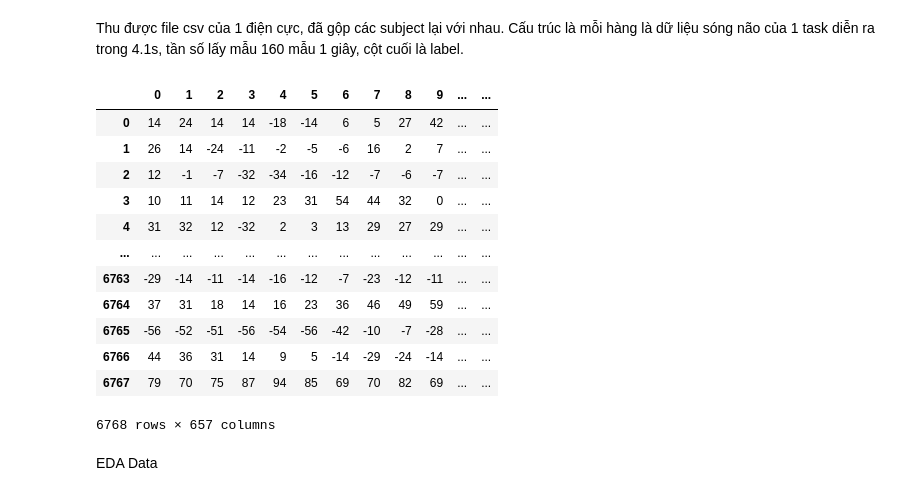
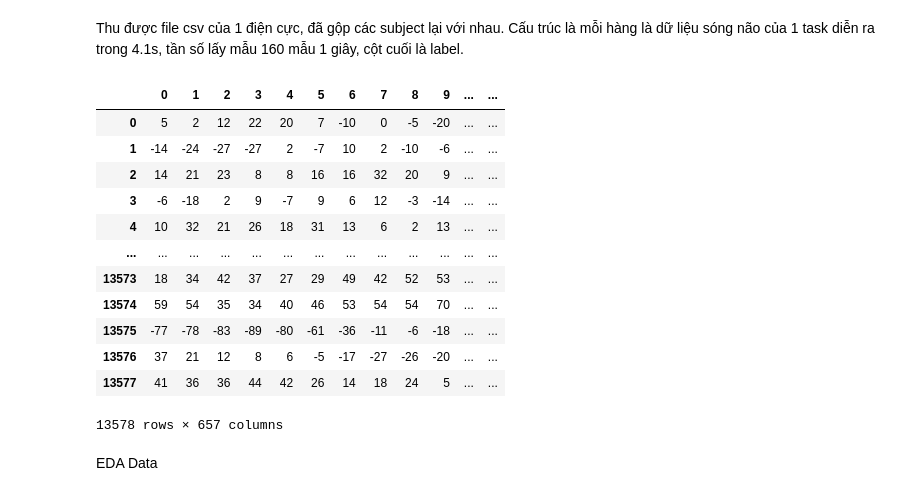
Before and after one commit to Tuda1921/EEG_Motor_Imagery_Single_Channel, a Jupyter notebook: Data_PhysioNet.ipynb, the cells around one changed output. Drawn from its saved outputs; the diff is of its cells as text; code cells hidden in the pictures.

```diff
--- a/Data_PhysioNet.ipynb
+++ b/Data_PhysioNet.ipynb
@@ -21,7 +26,7 @@ data_directory = 'PhysioNet_Dataset'
 
 # Danh sách chủ đề và số chạy
 subjects = [f"S{i:03d}" for i in range(1, 110) if i not in [87, 88, 92, 99, 100]] # 87 88 92 99 100 bi loi
-runs = [f"R{r:02d}" for r in [4,8,12]]  # Task open eyes và closed eyes
+runs = [f"R{r:02d}" for r in [3,7,11,4,8,12]]  # Task open eyes và closed eyes
 print(subjects, runs)
 raw_fnames = []
 
@@ -153,10 +158,9 @@ t3 = []
 electrode = 'C3..'
 for i in range(len(events)-1):
     if len(df1[electrode][events[i][0]:events[i+1][0]].values) == 656:
+        print(events[i][2])
         if events[i][2] == 1:
             t1.append(df1[electrode][events[i][0]:events[i+1][0]].values)
-            print(len(t1))
-            break
         if events[i][2] == 2:
             t2.append(df1[electrode][events[i][0]:events[i+1][0]].values)
         if events[i][2] == 3:
@@ -186,33 +206,33 @@ Thu được file csv của 1 điện cực, đã gộp các subject lại với
 # %%
 import pandas as pd
 from sklearn.model_selection import train_test_split
 
 # Prepare the data
 len(t1_trimmed)
 df11 = pd.DataFrame(t1_trimmed)
 df2 = pd.DataFrame(t2_trimmed)
 df3 = pd.DataFrame(t3_trimmed)
 
 df = pd.concat([df11, df2, df3], axis=0, ignore_index=True)
 
 # Gán cột 'Label' trong DataFrame 'df' bằng danh sách nhãn 'labels'
 df['Label'] = [0] * len(t1_trimmed) + [1] * len(t2_trimmed) + [2] * len(t3_trimmed)
-df.to_csv("dataC3.csv", index=False)
+df.to_csv("dataC3_full_3_label_both_imagine_real.csv", index=False)
 df
 # %% [output]
 |  | 0 | 1 | 2 | 3 | 4 | 5 | 6 | 7 | 8 | 9 | ... | ... |
-| 0 | 14 | 24 | 14 | 14 | -18 | -14 | 6 | 5 | 27 | 42 | ... | ... |
-| 1 | 26 | 14 | -24 | -11 | -2 | -5 | -6 | 16 | 2 | 7 | ... | ... |
-| 2 | 12 | -1 | -7 | -32 | -34 | -16 | -12 | -7 | -6 | -7 | ... | ... |
-| 3 | 10 | 11 | 14 | 12 | 23 | 31 | 54 | 44 | 32 | 0 | ... | ... |
-| 4 | 31 | 32 | 12 | -32 | 2 | 3 | 13 | 29 | 27 | 29 | ... | ... |
+| 0 | 5 | 2 | 12 | 22 | 20 | 7 | -10 | 0 | -5 | -20 | ... | ... |
+| 1 | -14 | -24 | -27 | -27 | 2 | -7 | 10 | 2 | -10 | -6 | ... | ... |
+| 2 | 14 | 21 | 23 | 8 | 8 | 16 | 16 | 32 | 20 | 9 | ... | ... |
+| 3 | -6 | -18 | 2 | 9 | -7 | 9 | 6 | 12 | -3 | -14 | ... | ... |
+| 4 | 10 | 32 | 21 | 26 | 18 | 31 | 13 | 6 | 2 | 13 | ... | ... |
 | ... | ... | ... | ... | ... | ... | ... | ... | ... | ... | ... | ... | ... |
-| 6763 | -29 | -14 | -11 | -14 | -16 | -12 | -7 | -23 | -12 | -11 | ... | ... |
-| 6764 | 37 | 31 | 18 | 14 | 16 | 23 | 36 | 46 | 49 | 59 | ... | ... |
-| 6765 | -56 | -52 | -51 | -56 | -54 | -56 | -42 | -10 | -7 | -28 | ... | ... |
-| 6766 | 44 | 36 | 31 | 14 | 9 | 5 | -14 | -29 | -24 | -14 | ... | ... |
-| 6767 | 79 | 70 | 75 | 87 | 94 | 85 | 69 | 70 | 82 | 69 | ... | ... |
+| 13573 | 18 | 34 | 42 | 37 | 27 | 29 | 49 | 42 | 52 | 53 | ... | ... |
+| 13574 | 59 | 54 | 35 | 34 | 40 | 46 | 53 | 54 | 54 | 70 | ... | ... |
+| 13575 | -77 | -78 | -83 | -89 | -80 | -61 | -36 | -11 | -6 | -18 | ... | ... |
+| 13576 | 37 | 21 | 12 | 8 | 6 | -5 | -17 | -27 | -26 | -20 | ... | ... |
+| 13577 | 41 | 36 | 36 | 44 | 42 | 26 | 14 | 18 | 24 | 5 | ... | ... |
-6768 rows × 657 columns
+13578 rows × 657 columns
 # %% [markdown]
 EDA Data
 # %%
```
Also changed, not shown: parts of 5 cells of this notebook, 10 other files.
